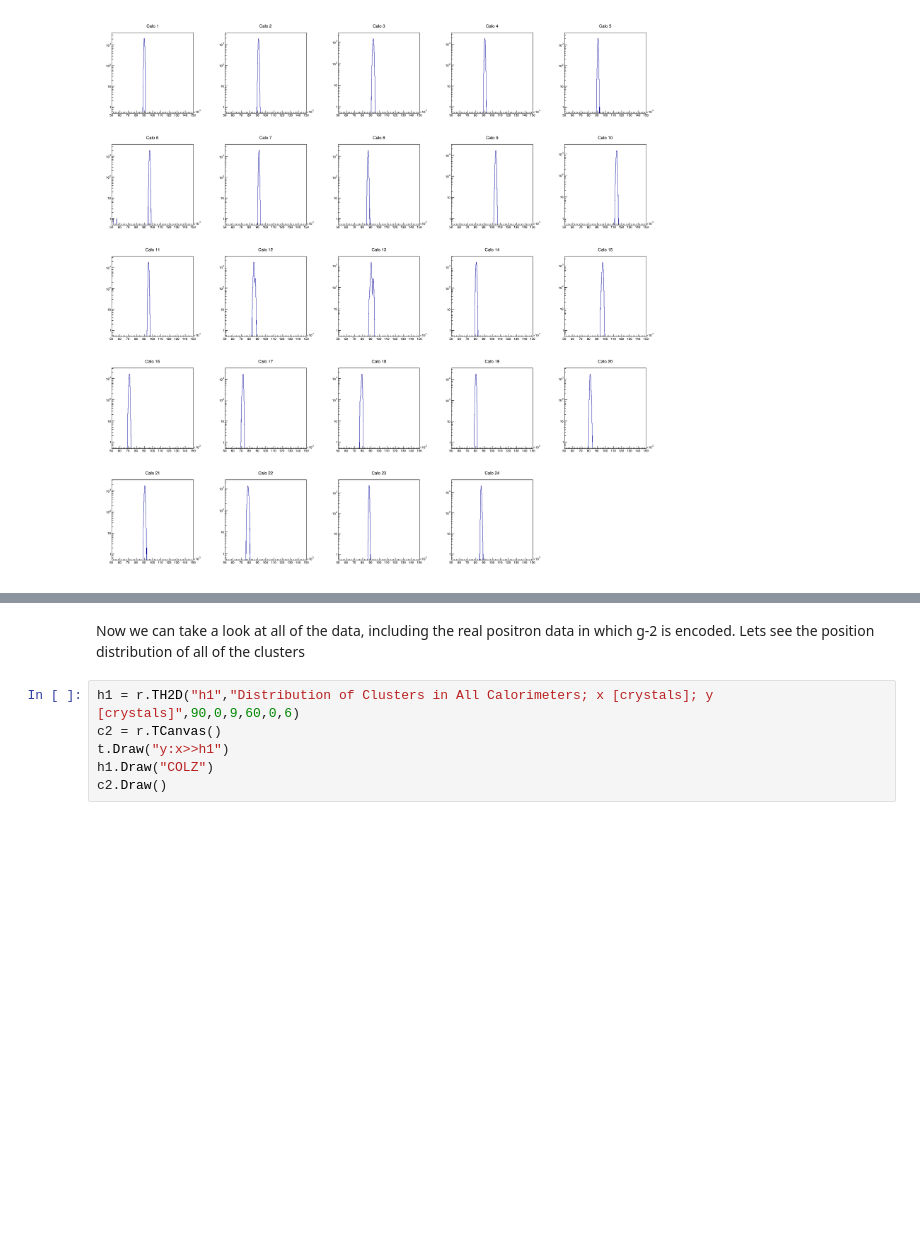
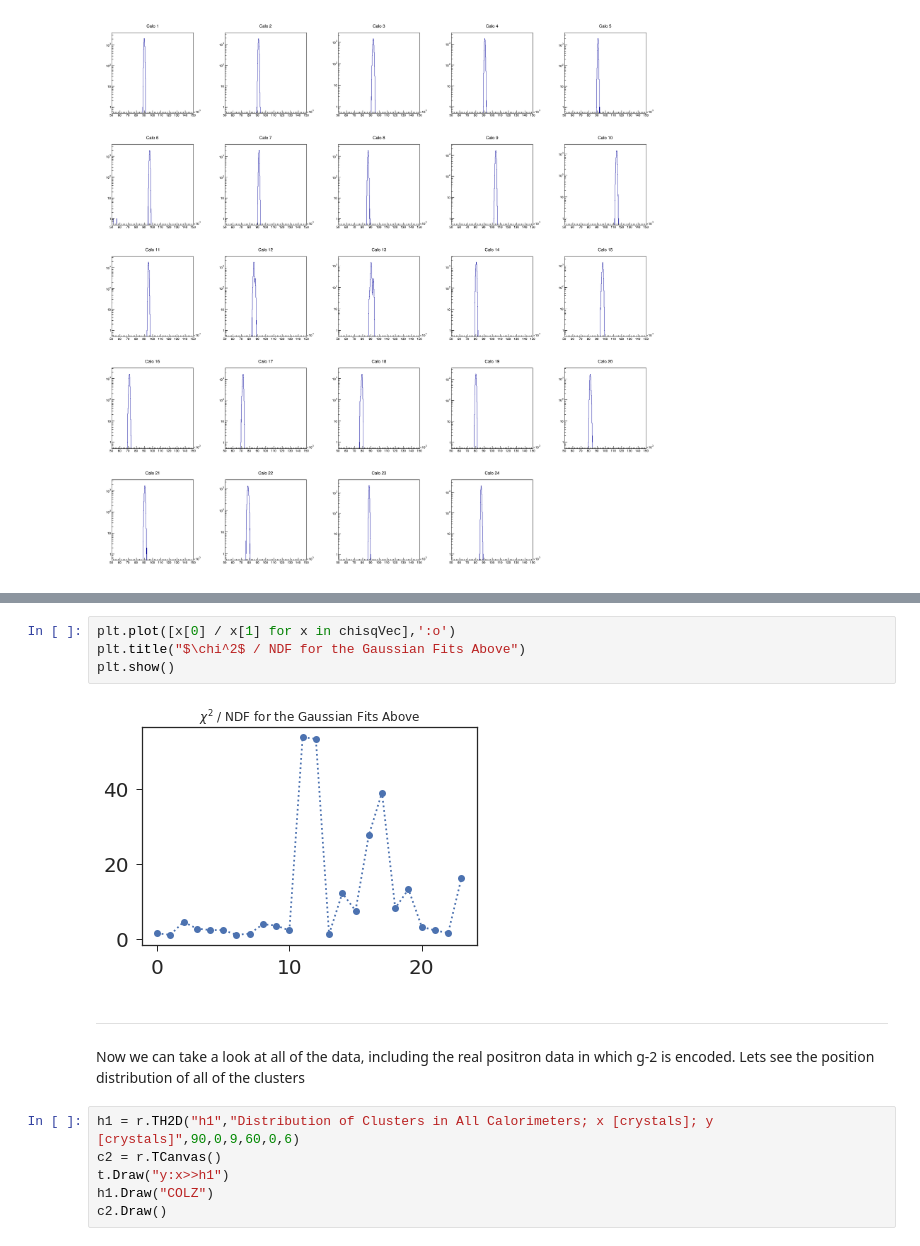
Before and after one commit to jlabounty/phys576, a Jupyter notebook: PHYS576_InitialExplorationOfData_JoshuaLaBounty.ipynb, the cells around one changed output, grey strips where cells are left out. Saved outputs shown, nothing was run; the diff lists cells and outputs as text; blank space fills up the shorter version.

```diff
--- a/PHYS576_InitialExplorationOfData_JoshuaLaBounty.ipynb
+++ b/PHYS576_InitialExplorationOfData_JoshuaLaBounty.ipynb
@@ -200,4 +249,12 @@ c2.Draw()
+# %%
+plt.plot([x[0] / x[1] for x in chisqVec],':o')
+plt.title("$\chi^2$ / NDF for the Gaussian Fits Above")
+plt.show()
+# %% [output]
+[figure, added]
 # %% [markdown]
+---
+
 Now we can take a look at all of the data, including the real positron data in which g-2 is encoded. Lets see the position distribution of all of the clusters
 # %%
 h1 = r.TH2D("h1","Distribution of Clusters in All Calorimeters; x [crystals]; y [crystals]",90,0,9,60,0,6)
```
Also changed, not shown: parts of 10 cells of this notebook.
